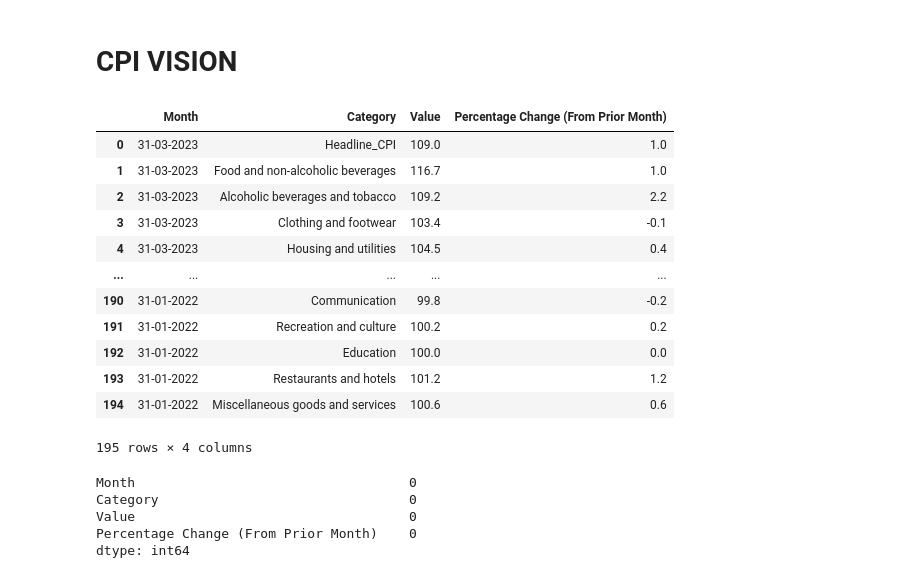
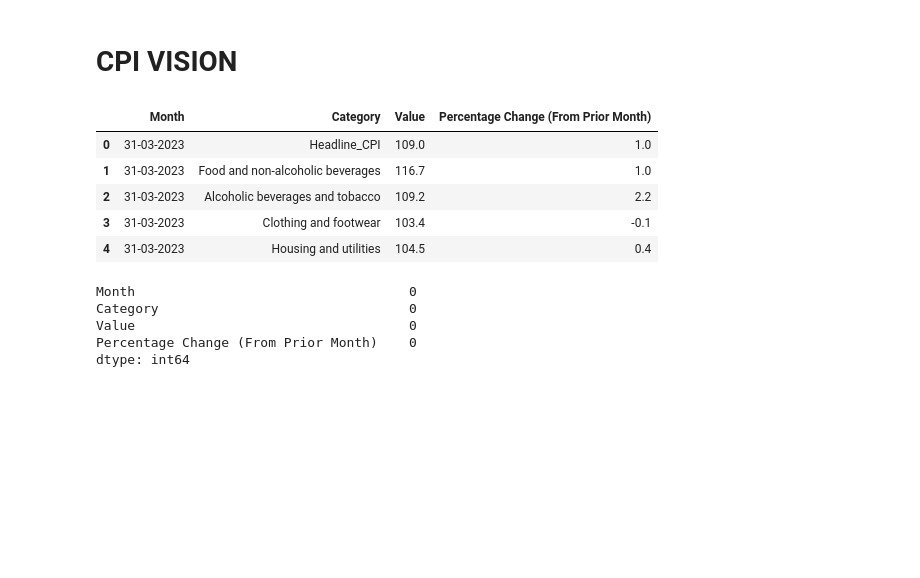
Before and after one commit to The-DigitalAcademy/cpi_prediction, a Jupyter notebook: CPI_Vision.ipynb, the cells around one changed output. Saved outputs shown, nothing was run; the diff lists cells and outputs as text; code cells hidden in the pictures; blank space fills up the shorter version.

```diff
--- a/CPI_Vision.ipynb
+++ b/CPI_Vision.ipynb
@@ -5,24 +5,19 @@ import pandas as pd
 import matplotlib.pyplot as plt
 import seaborn as sns
 
+pd.options.display.max_columns = 2000
+pd.options.display.max_rows = 2000
 import datetime
 # %%
 cpi_hist = pd.read_csv('CPI_HistoryMar_23.csv')
-cpi_hist
+cpi_hist.head()
 # %% [output]
 |  | Month | Category | Value | Percentage Change (From Prior Month) |
 | 0 | 31-03-2023 | Headline_CPI | 109.0 | 1.0 |
 | 1 | 31-03-2023 | Food and non-alcoholic beverages | 116.7 | 1.0 |
 | 2 | 31-03-2023 | Alcoholic beverages and tobacco | 109.2 | 2.2 |
 | 3 | 31-03-2023 | Clothing and footwear | 103.4 | -0.1 |
 | 4 | 31-03-2023 | Housing and utilities | 104.5 | 0.4 |
-| ... | ... | ... | ... | ... |
-| 190 | 31-01-2022 | Communication | 99.8 | -0.2 |
-| 191 | 31-01-2022 | Recreation and culture | 100.2 | 0.2 |
-| 192 | 31-01-2022 | Education | 100.0 | 0.0 |
-| 193 | 31-01-2022 | Restaurants and hotels | 101.2 | 1.2 |
-| 194 | 31-01-2022 | Miscellaneous goods and services | 100.6 | 0.6 |
-195 rows × 4 columns
 # %%
 cpi_hist.isna().sum()
 # %% [output]
```
Also changed, not shown: parts of 9 cells of this notebook.
